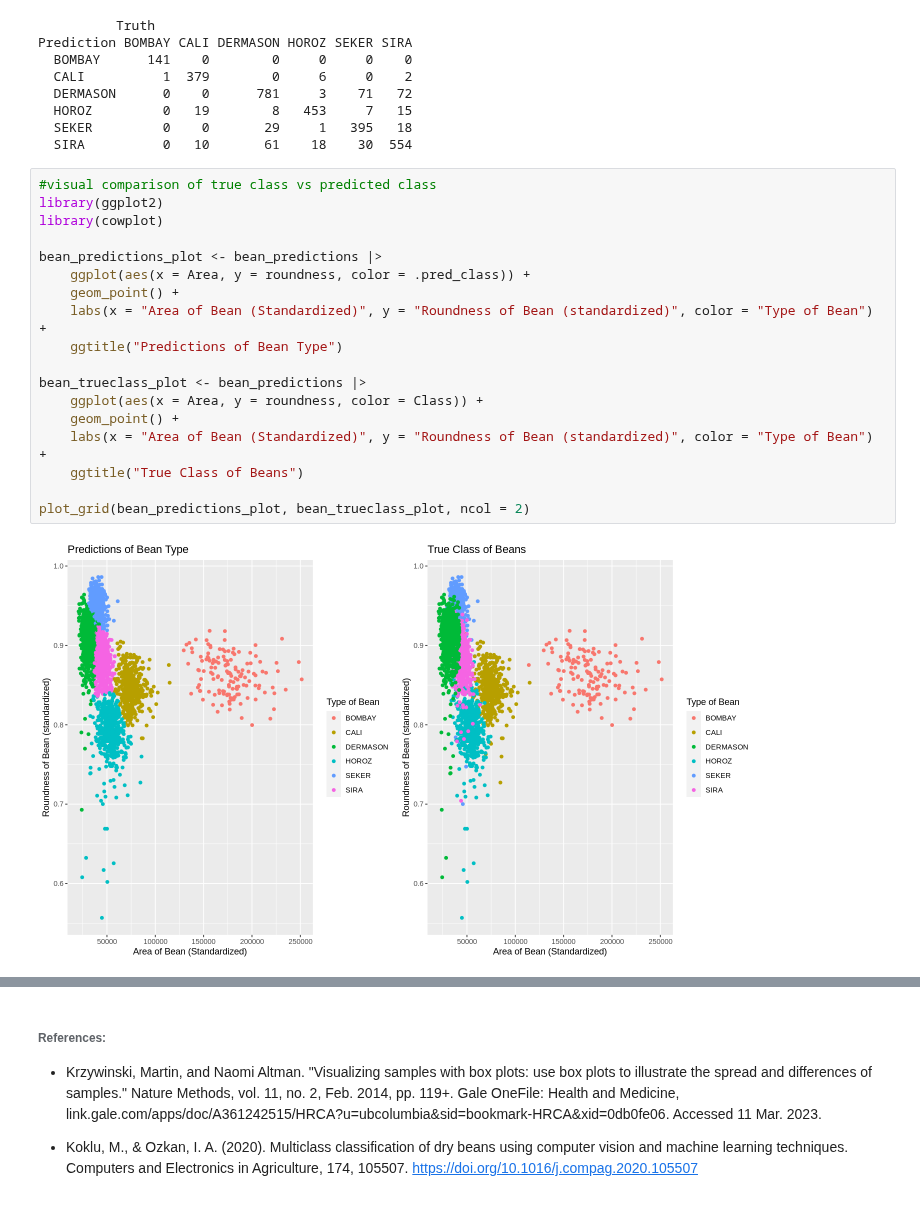
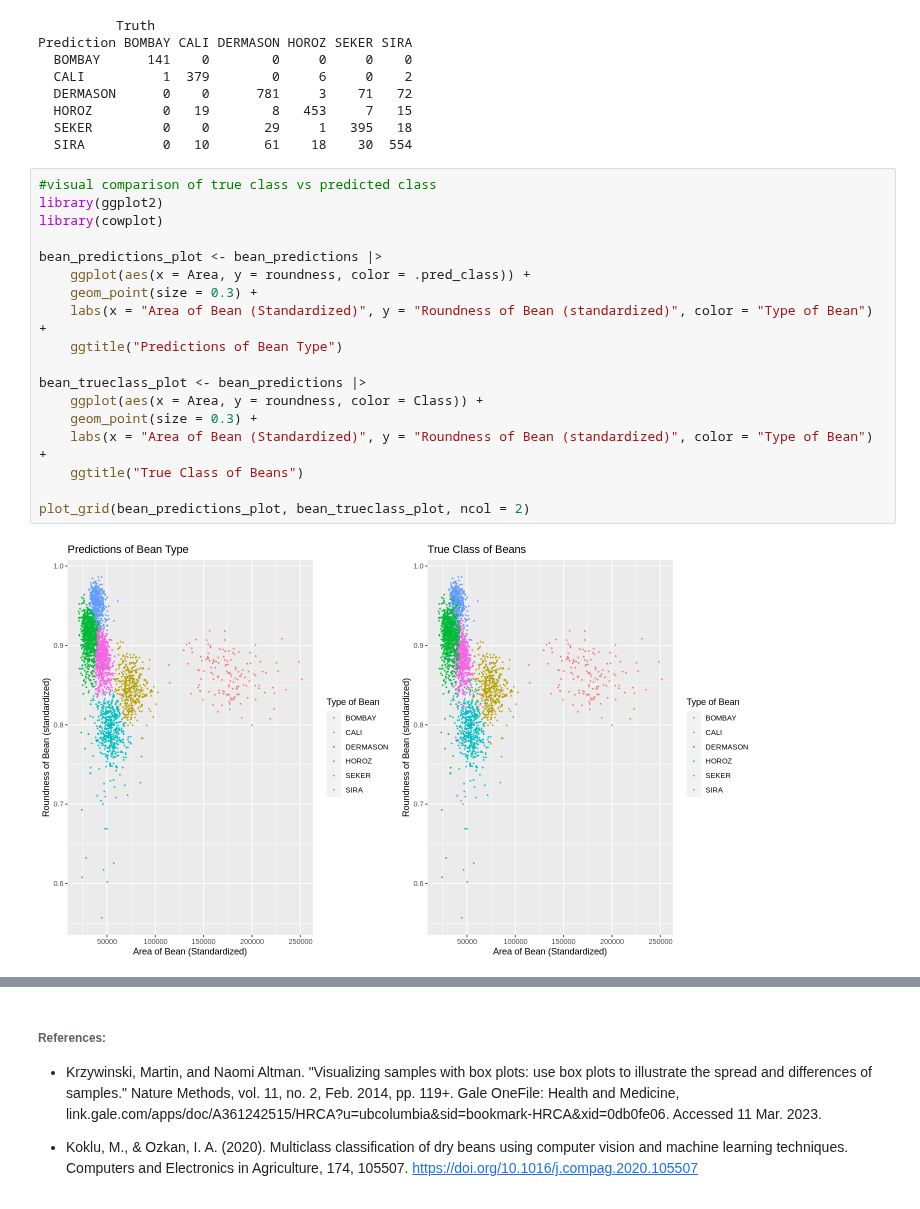
Before and after one commit to emeraldnqa/Bean-Type-Classfiifcation, a Jupyter notebook: proposal code.ipynb, the cells around one changed output, grey strips where cells are left out. Saved outputs shown, nothing was run; the diff lists cells and outputs as text.

Commit message:
Confusion Matrix plot

```diff
--- a/proposal code.ipynb
+++ b/proposal code.ipynb
@@ -373,20 +373,20 @@ Prediction BOMBAY CALI DERMASON HOROZ SEKER SIRA
 # %%
 #visual comparison of true class vs predicted class
 library(ggplot2)
 library(cowplot)
 
 bean_predictions_plot <- bean_predictions |>
     ggplot(aes(x = Area, y = roundness, color = .pred_class)) +
-    geom_point() +
+    geom_point(size = 0.3) +
     labs(x = "Area of Bean (Standardized)", y = "Roundness of Bean (standardized)", color = "Type of Bean") +
     ggtitle("Predictions of Bean Type")
 
 bean_trueclass_plot <- bean_predictions |>
     ggplot(aes(x = Area, y = roundness, color = Class)) +
-    geom_point() +
+    geom_point(size = 0.3) +
     labs(x = "Area of Bean (Standardized)", y = "Roundness of Bean (standardized)", color = "Type of Bean") +
     ggtitle("True Class of Beans")
 
 plot_grid(bean_predictions_plot, bean_trueclass_plot, ncol = 2)
 # %% [output]
-[figure, old version]
+[figure, new version]
```
Also changed, not shown: parts of 4 cells of this notebook.
